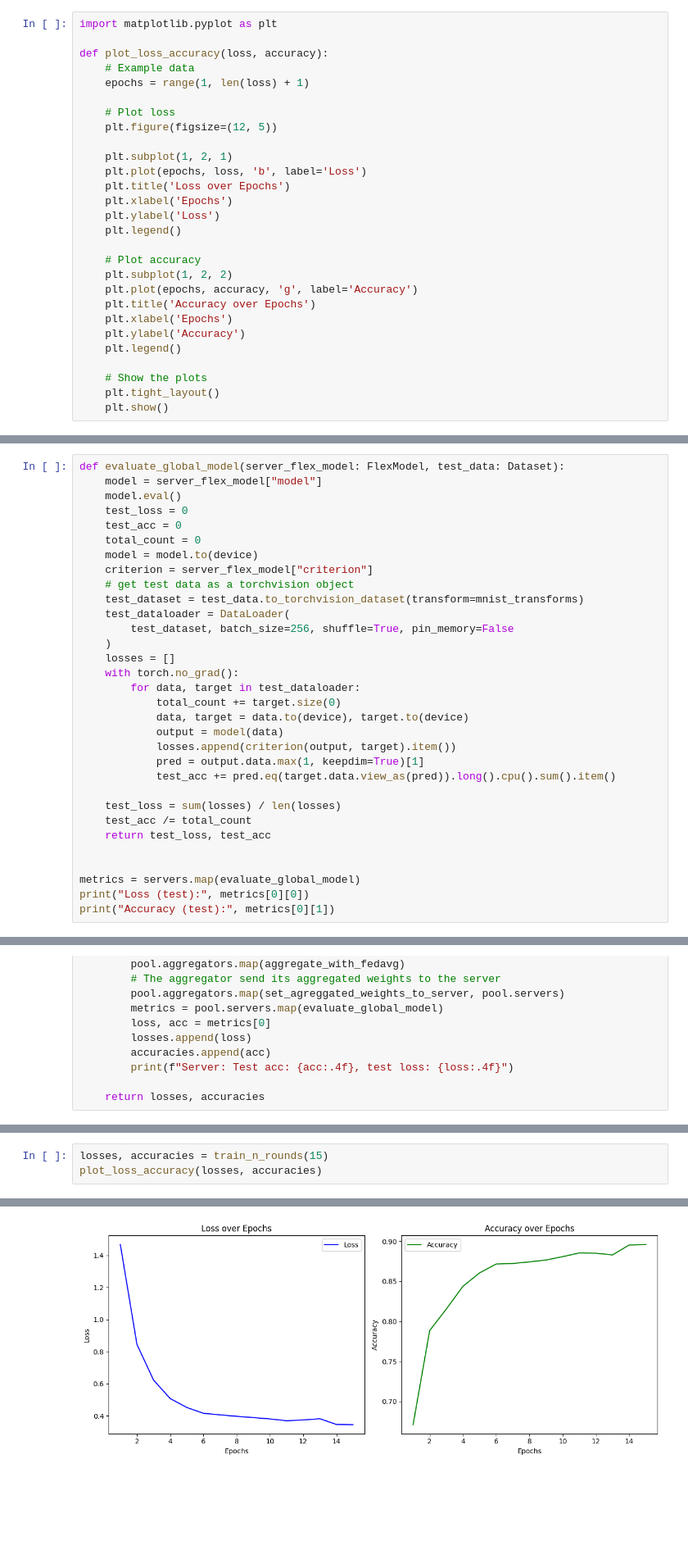
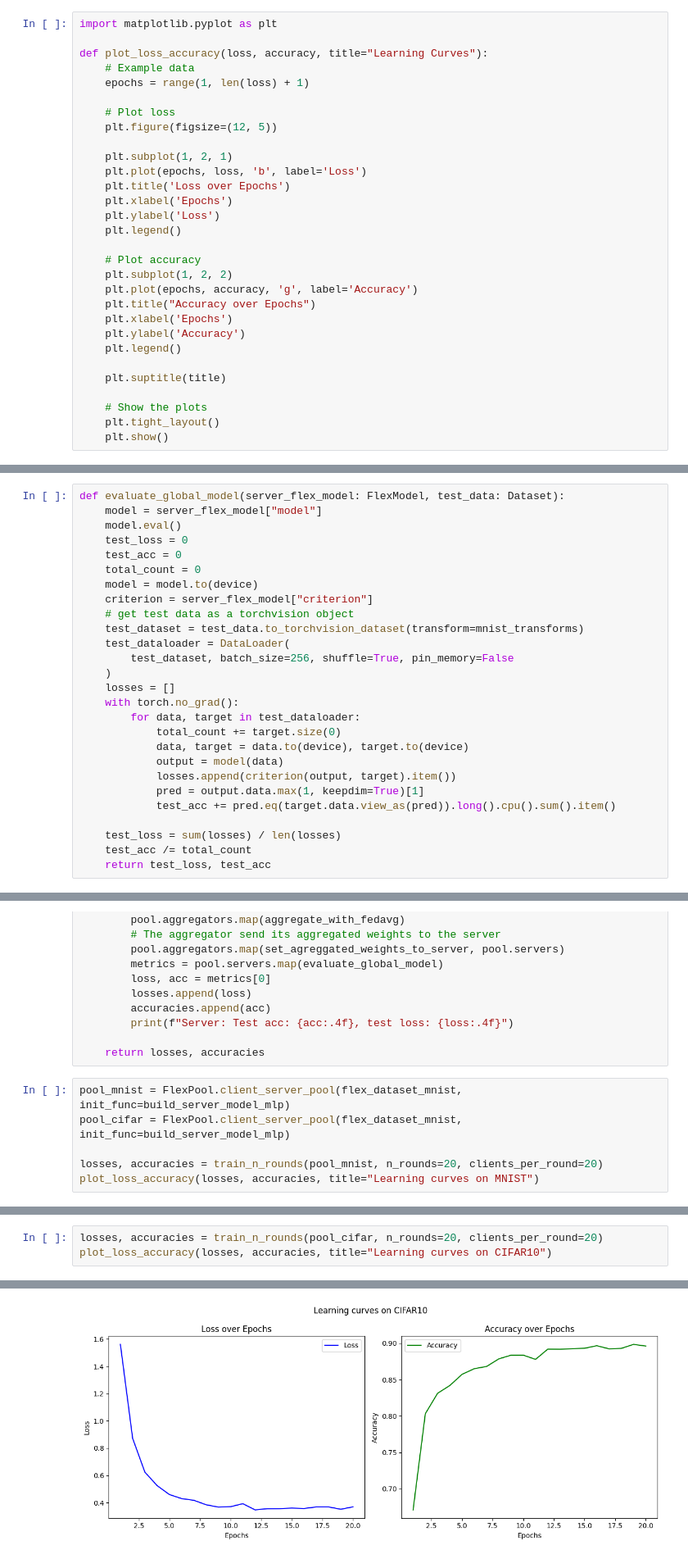
Before and after one commit to mayoras/flex-cs, a Jupyter notebook: notebooks/random.ipynb, the cells around one changed output, grey strips where cells are left out. Shown: that part at 82% size. Cells and saved outputs as stored; diff of their text form; blank space fills up the shorter version.

Commit message:
fix: random train function call

```diff
--- a/notebooks/random.ipynb
+++ b/notebooks/random.ipynb
@@ -37,7 +21,7 @@ Successfully installed cardinality-0.1.1 dill-0.3.8 flexible-fl-0.6.1 multiproce
 # %%
 import matplotlib.pyplot as plt
 
-def plot_loss_accuracy(loss, accuracy):
+def plot_loss_accuracy(loss, accuracy, title="Learning Curves"):
     # Example data
     epochs = range(1, len(loss) + 1)
 
@@ -54,11 +38,13 @@ def plot_loss_accuracy(loss, accuracy):
     # Plot accuracy
     plt.subplot(1, 2, 2)
     plt.plot(epochs, accuracy, 'g', label='Accuracy')
-    plt.title('Accuracy over Epochs')
+    plt.title("Accuracy over Epochs")
     plt.xlabel('Epochs')
     plt.ylabel('Accuracy')
     plt.legend()
 
+    plt.suptitle(title)
+
     # Show the plots
     plt.tight_layout()
     plt.show()
@@ -493,8 +473,3 @@ def evaluate_global_model(server_flex_model: FlexModel, test_data: Dataset):
     test_loss = sum(losses) / len(losses)
     test_acc /= total_count
     return test_loss, test_acc
-
-
-metrics = servers.map(evaluate_global_model)
-print("Loss (test):", metrics[0][0])
-print("Accuracy (test):", metrics[0][1])
@@ -533,3 +505,9 @@ def train_n_rounds(pool: FlexPool, n_rounds: int, clients_per_round=20):
         print(f"Server: Test acc: {acc:.4f}, test loss: {loss:.4f}")
 
     return losses, accuracies
+# %%
+pool_mnist = FlexPool.client_server_pool(flex_dataset_mnist, init_func=build_server_model_mlp)
+pool_cifar = FlexPool.client_server_pool(flex_dataset_mnist, init_func=build_server_model_mlp)
+
+losses, accuracies = train_n_rounds(pool_mnist, n_rounds=20, clients_per_round=20)
+plot_loss_accuracy(losses, accuracies, title="Learning curves on MNIST")
@@ -536,4 +533,4 @@ def train_n_rounds(pool: FlexPool, n_rounds: int, clients_per_round=20):
 # %%
-losses, accuracies = train_n_rounds(15)
-plot_loss_accuracy(losses, accuracies)
+losses, accuracies = train_n_rounds(pool_cifar, n_rounds=20, clients_per_round=20)
+plot_loss_accuracy(losses, accuracies, title="Learning curves on CIFAR10")
 # %% [output]
@@ -557 +554 @@ Server: Test acc: 0.8961, test loss: 0.3450
-[figure, old version]
+[figure, new version]
```
Also changed, not shown: parts of 7 cells of this notebook.
